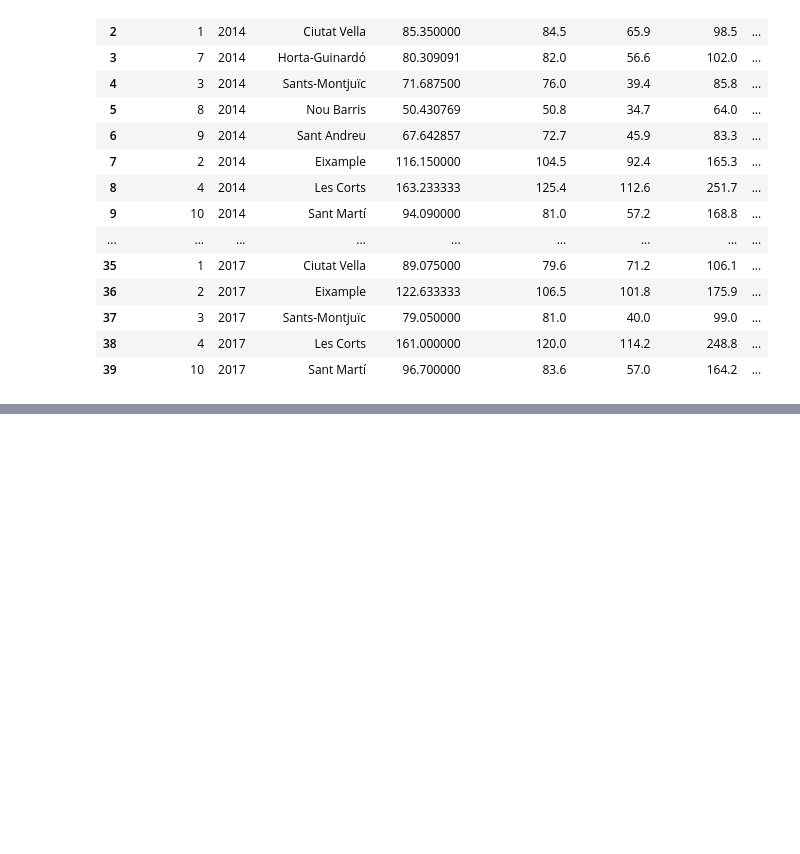
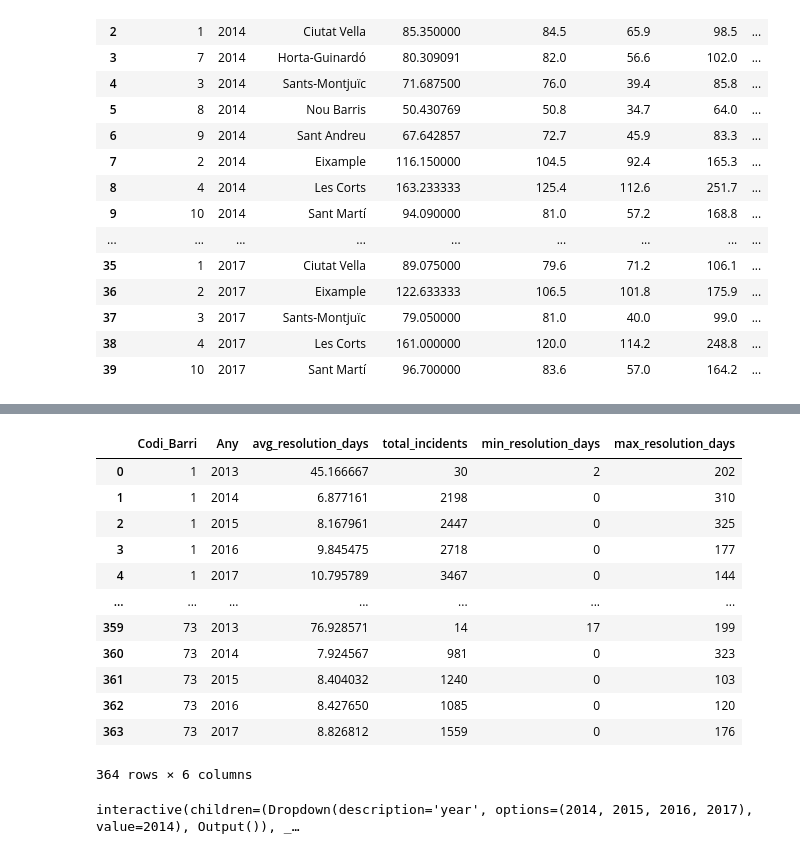
Before and after one commit to melisa002/spark-data-driven-architecture, a Jupyter notebook: Analysis.ipynb, the cells around one changed output, grey strips where cells are left out. Saved outputs shown, nothing was run; the diff lists cells and outputs as text; code cells hidden in the pictures; blank space fills up the shorter version.

```diff
--- a/Analysis.ipynb
+++ b/Analysis.ipynb
@@ -179,0 +222,34 @@ gini_df
+# %%
+aver_resolution
+# %% [output]
+|  | Codi_Barri | Any | avg_resolution_days | total_incidents | min_resolution_days | max_resolution_days |
+| 0 | 1 | 2013 | 45.166667 | 30 | 2 | 202 |
+| 1 | 1 | 2014 | 6.877161 | 2198 | 0 | 310 |
+| 2 | 1 | 2015 | 8.167961 | 2447 | 0 | 325 |
+| 3 | 1 | 2016 | 9.845475 | 2718 | 0 | 177 |
+| 4 | 1 | 2017 | 10.795789 | 3467 | 0 | 144 |
+| ... | ... | ... | ... | ... | ... | ... |
+| 359 | 73 | 2013 | 76.928571 | 14 | 17 | 199 |
+| 360 | 73 | 2014 | 7.924567 | 981 | 0 | 323 |
+| 361 | 73 | 2015 | 8.404032 | 1240 | 0 | 103 |
+| 362 | 73 | 2016 | 8.427650 | 1085 | 0 | 120 |
+| 363 | 73 | 2017 | 8.826812 | 1559 | 0 | 176 |
+364 rows × 6 columns
+# %%
+
+shannon_df= shannon_df.sort_values(by="Codi_Barri", ascending=True)
+
+
+def plot_by_year(year):
+    filtered = shannon_df[shannon_df["Any"] == year]
+    plt.figure(figsize=(12, 6))
+    plt.bar(filtered["Nom_Barri"], filtered["shannon_index"])
+    plt.title(f"Shannon Diversity Index by Barris - {year}", fontsize=14)
+    plt.xticks(rotation=90)
+    plt.ylabel("Shannon Index")
+    plt.tight_layout()       # adjust layout to prevent clipping
+    plt.show()
+
+widgets.interact(plot_by_year, year=sorted(shannon_df["Any"].unique()));
+# %% [output]
+interactive(children=(Dropdown(description='year', options=(2014, 2015, 2016, 2017), value=2014), Output()), _…
```
Also changed, not shown: parts of 5 cells of this notebook, 5 other files.
